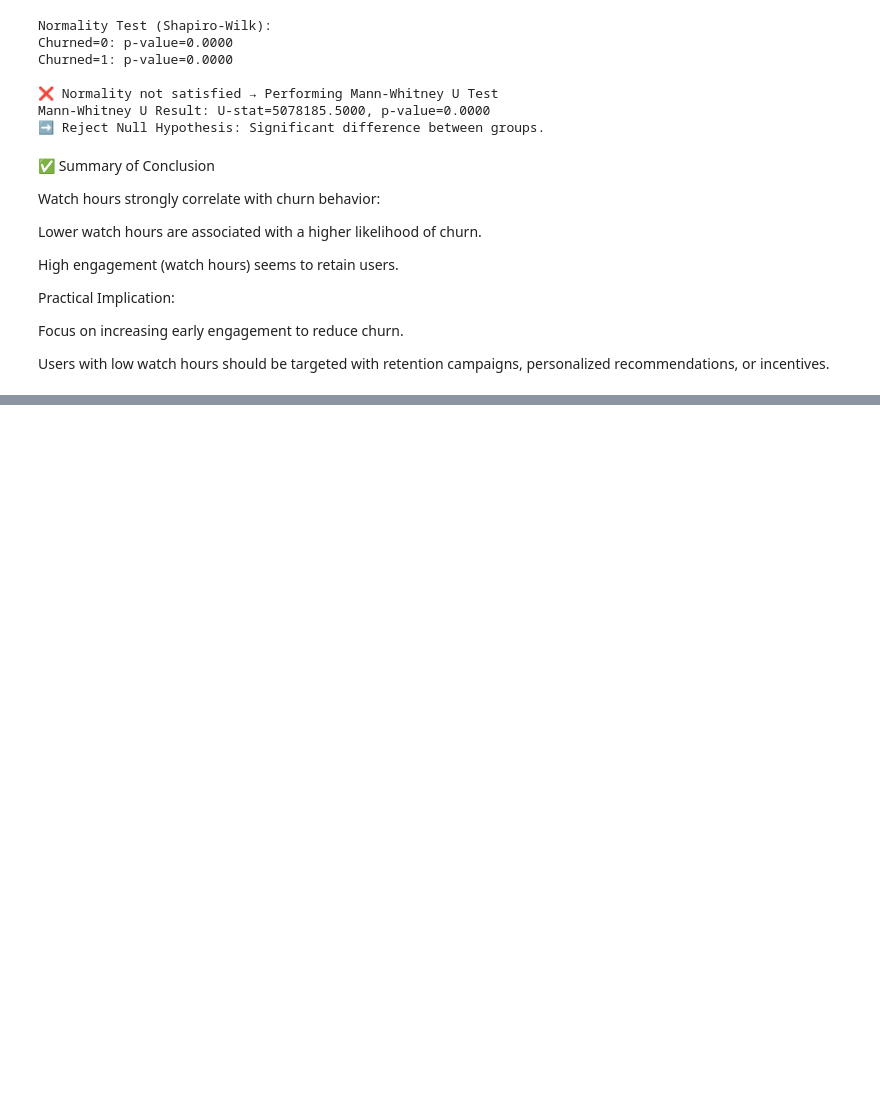
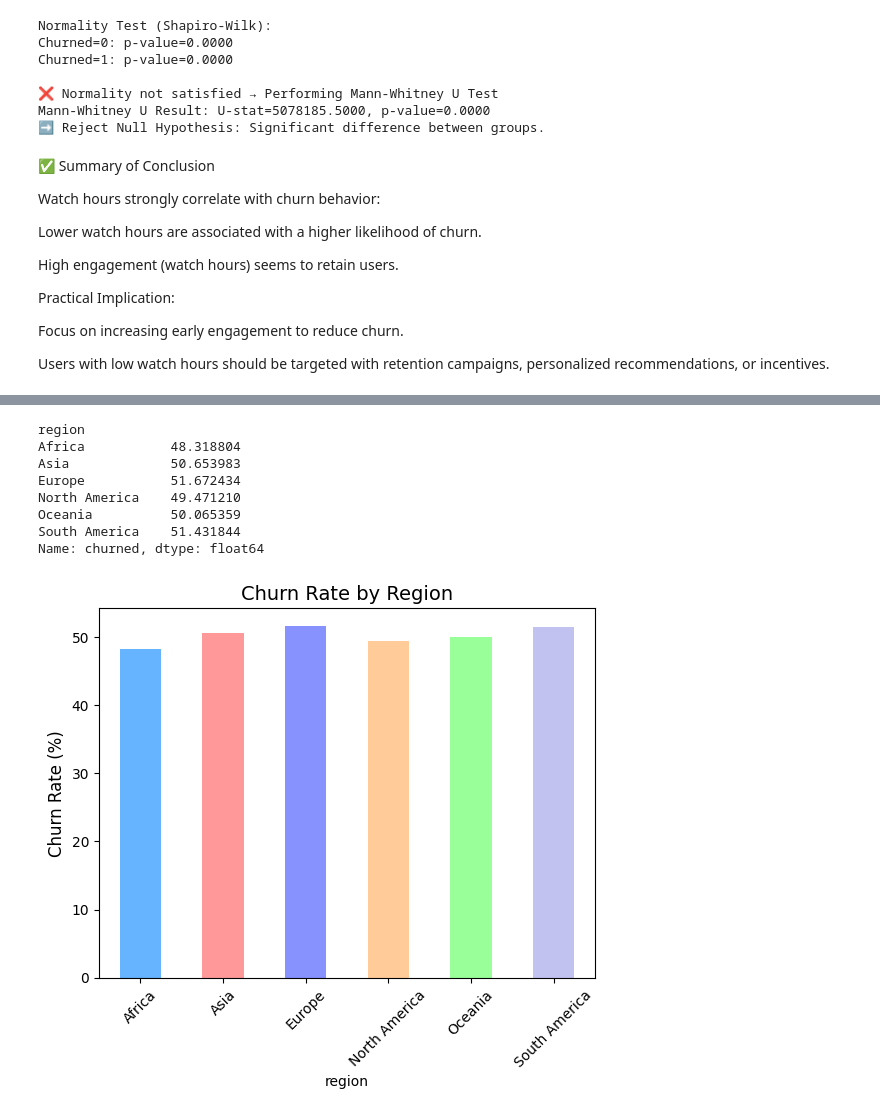
Before and after one commit to ka1817/Netflix-Customer-Churn-Prediction-Using-Machine-Learning, a Jupyter notebook: notebook/eda.ipynb, the cells around one changed output, grey strips where cells are left out. Drawn from its saved outputs; the diff is of its cells as text; code cells hidden in the pictures; blank space fills up the shorter version.

```diff
--- a/notebook/eda.ipynb
+++ b/notebook/eda.ipynb
@@ -823,0 +872,21 @@ Name: count, dtype: int64
+# %%
+import matplotlib.pyplot as plt
+
+churn_by_region = df.groupby('region')['churned'].mean() * 100
+print(churn_by_region)
+
+churn_by_region.plot(kind='bar', color=['#66b3ff', '#ff9999', '#8892ff', '#ffcc99', '#99ff99', '#c2c2f0'])
+plt.title('Churn Rate by Region', fontsize=14)
+plt.ylabel('Churn Rate (%)', fontsize=12)
+plt.xticks(rotation=45)
+plt.show()
+# %% [output]
+region
+Africa           48.318804
+Asia             50.653983
+Europe           51.672434
+North America    49.471210
+Oceania          50.065359
+South America    51.431844
+Name: churned, dtype: float64
+[figure, added]
```
Also changed, not shown: parts of 54 cells of this notebook, 3 other files.
